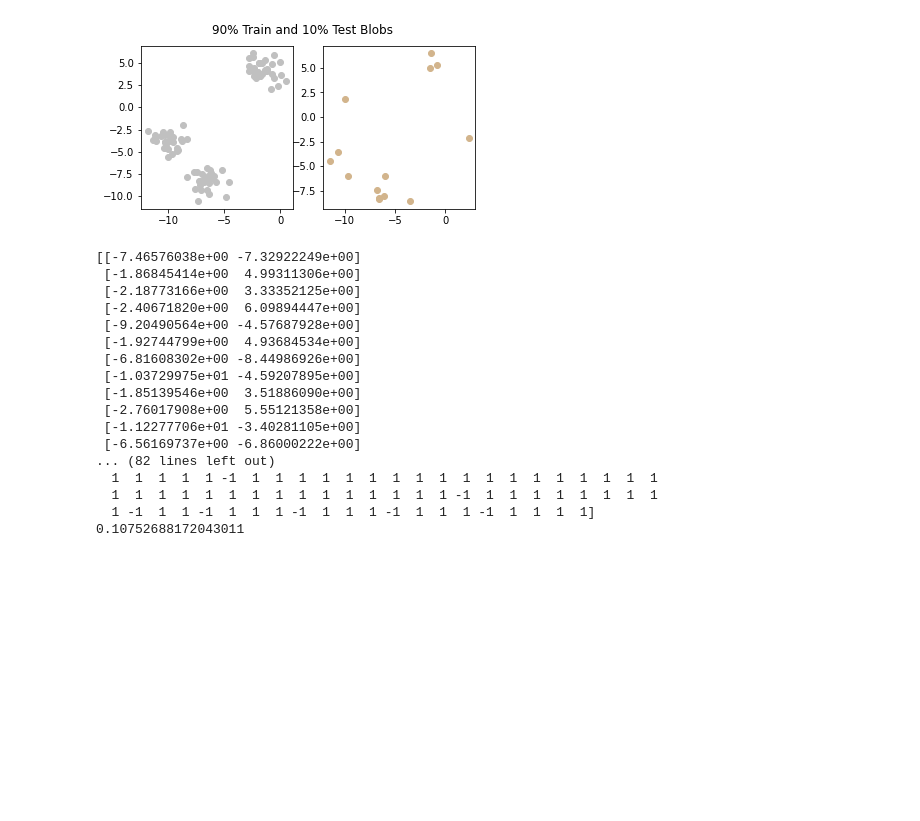
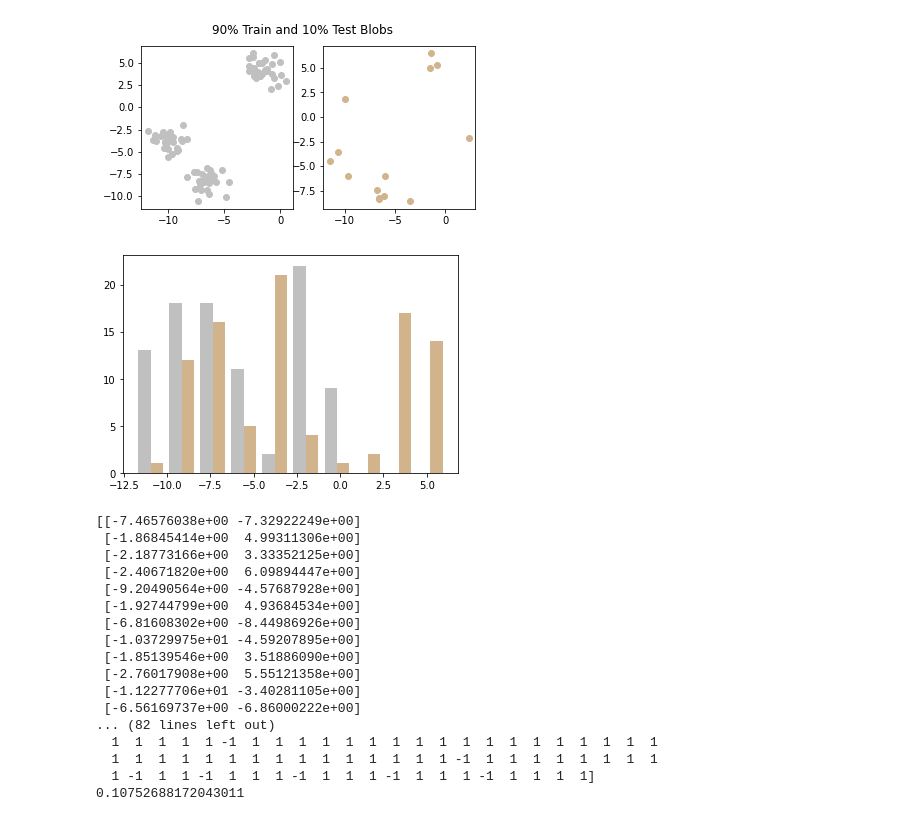
Before and after one commit to spribylova/Python-Elliptic-Data, a Jupyter notebook: elliptic_envelope.ipynb, the cells around one changed output. Cells and saved outputs as stored; diff of their text form; code cells hidden in the pictures; blank space fills up the shorter version.

```diff
--- a/elliptic_envelope.ipynb
+++ b/elliptic_envelope.ipynb
@@ -194,6 +194,12 @@ plt.suptitle("90% Train and 10% Test Blobs")
 # %% [output]
 Text(0.5, 0.98, '90% Train and 10% Test Blobs')
 [figure]
+# %%
+# see the distribution for X_train_noise
+plt.hist(X_train_noise, bins=10, color= [ 'silver','tan'])
+plt.show()
+# %% [output]
+[figure, added]
 # %%
 from sklearn.covariance import EllipticEnvelope
 ee = EllipticEnvelope(contamination=.1).fit(X_train_noise)
```
Also changed, not shown: parts of 2 cells of this notebook.
